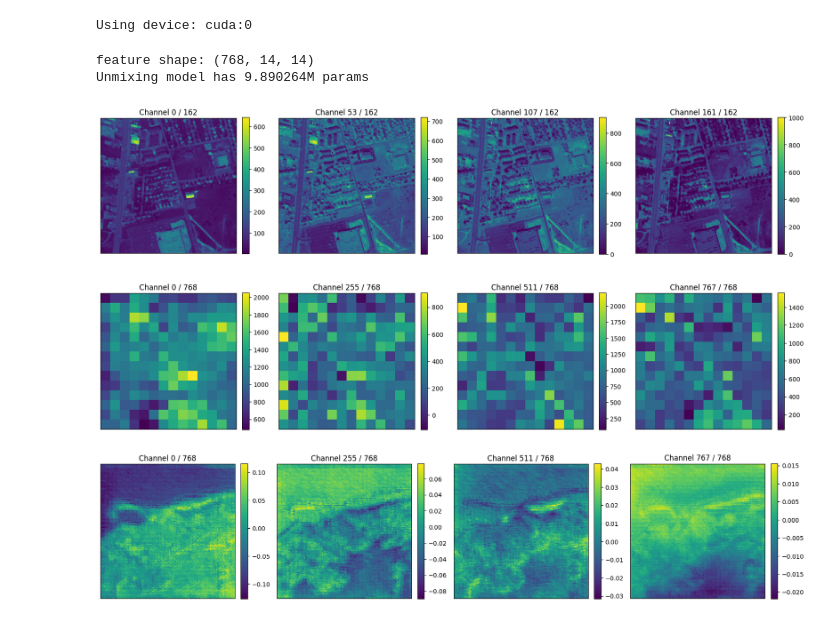
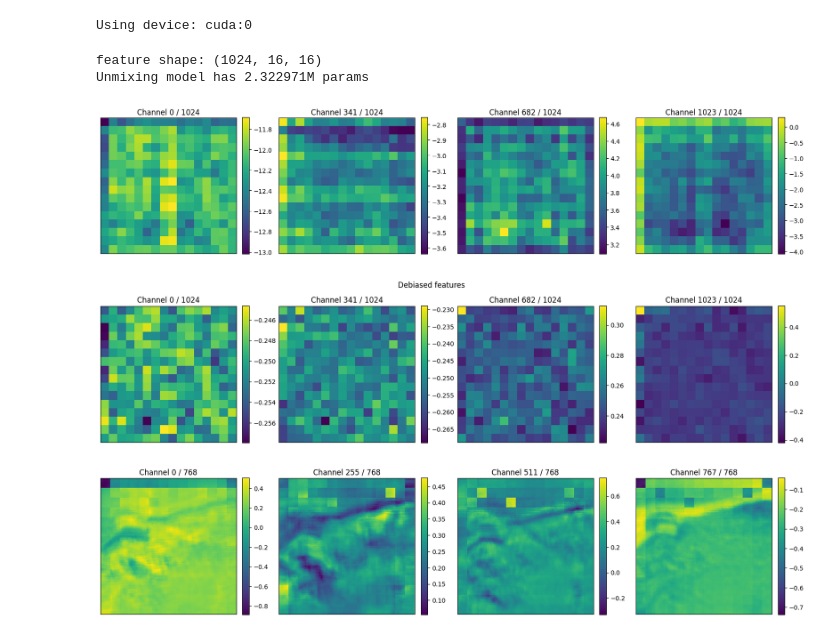
Before and after one commit to edabier/SS-HSU_benchmark, a Jupyter notebook: padding_training_2.ipynb, the cells around one changed output. Cells and saved outputs as stored; diff of their text form; code cells hidden in the pictures.

Commit message:
scipy reordering, moved pretrained models, debias features (not working)

```diff
--- a/padding_training_2.ipynb
+++ b/padding_training_2.ipynb
@@ -11,8 +11,8 @@ from tqdm import tqdm
 import gc
 import math
 
-global_path = "/home/ids/edabier/HSU"
-# global_path = "/home/edabier/Documents/Thèse/benchmark"
+# global_path = "/home/ids/edabier/HSU"
+global_path = "/home/edabier/Documents/Thèse/benchmark"
 sys.path.append(f"{global_path}/HyperSIGMA/HyperspectralUnmixing")
 from mmengine.optim import build_optim_wrapper
 from mmcv__custom import custom_layer_decay_optimizer_constructor
@@ -40,7 +40,7 @@ else:
 # %% [output]
 Using device: cuda:0
 # %%
-dataset = "urban"
+dataset = "samson"
 data = io.loadmat(f"datasets/{dataset}.mat")
 Y_flat = torch.tensor(data["Y"], dtype=torch.float)
 A_flat = torch.tensor(data["A"], dtype=torch.float)
@@ -51,46 +51,49 @@ Y_init = utils.oneD_to_2d(Y_flat)
 A_init = utils.oneD_to_2d(A_flat)
 H = Y_init.shape[-1]
 Y_init = Y_init.unsqueeze(0)
-# Y_init = torch.zeros_like(Y_init)
+Y_init = torch.zeros_like(Y_init)
 A = A_init.unsqueeze(0)
 
 if dataset == "urban4":
     wavelengths_path = f"{global_path}/SS-HSU_benchmark/datasets/urban_wavelength.txt"
 else:
     wavelengths_path = f"{global_path}/SS-HSU_benchmark/datasets/{dataset}_wavelength.txt"
 with open(wavelengths_path, "r") as file:
     lines = file.readlines()
     wavelengths = [float(line.strip()) for line in lines if line.strip()]
 
 fm_name = "DOFA"
-fm, Y_init_fm, new_H = rsfm.create_fm(fm_name, Y_init, c=c, size="base", version="v1", path=global_path)
+fm, Y_init_fm, new_H = rsfm.create_fm(fm_name, Y_init, c=c, size="large", version="v2", path=global_path)
 
 if fm_name == "HyperSIGMA":
     _, features = rsfm.extract_f(fm, Y_init_fm[:,:,:64,:64], new_H, wavelengths)
 else:
     _, features = rsfm.extract_f(fm, Y_init_fm, new_H, wavelengths)
     features = utils.oneD_to_2d(features)
 
 # features = features[:, 1:-1, 1:-1]
 D = int(features.shape[0])
 alpha = int(features.shape[1])
 
 print(f"feature shape: {D, alpha, alpha}")
 
 _, A_init_fm = rsfm.reshape_Y(fm_name, Y_init, new_H, A)
 title = f"H = {new_H}, "
 title += r"$\alpha$"
 title += f" = {alpha}"
-plots.plot_hsi(Y_init_fm, 4)
-plots.plot_hsi(features.reshape(D, alpha, alpha), 4)#, title=title)
+
+db_features = rsfm.debias_features(features, fm, B, new_H, wavelengths, svd_components=10)
+# plots.plot_hsi(Y_init_fm, 4)
+plots.plot_hsi(features, 4)#, title=title)
+plots.plot_hsi(db_features, 4, title="Debiased features")
 
 unmixer = rsfm.Unmixing_from_features(D=D, H=min(new_H, H), alpha=alpha, B=B, c=c)
 print(f"Unmixing model has {sum(p.numel() for p in unmixer.parameters() if p.requires_grad)/1e6}M params")
 # %% [output]
-feature shape: (768, 14, 14)
-Unmixing model has 9.890264M params
+feature shape: (1024, 16, 16)
+Unmixing model has 2.322971M params
-[figure, old version]
+[figure, new version]
-[figure, old version]
+[figure, new version]
 # %%
 patch = new_H//alpha
 padding = patch//2
@@ -121,6 +124,7 @@ with torch.no_grad():
             _, features = rsfm.extract_f(fm, Y_crop, new_H, wavelengths)
 
             features = utils.oneD_to_2d(features)
+            features = rsfm.debias_features(features, fm, B, new_H, wavelengths, svd_components=10)
 
             # features = features[:, 1:-1, 1:-1]
 
@@ -132,7 +136,7 @@ with torch.no_grad():
             gc.collect()
 plots.plot_hsi(feature_map, 4)
 # %% [output]
-[figure, old version]
+[figure, new version]
 # %%
 # H_final = min(H, new_H)
 # patch = math.ceil(H_final/alpha)
```
Also changed, not shown: parts of 1 cell of this notebook, 8 other files.
